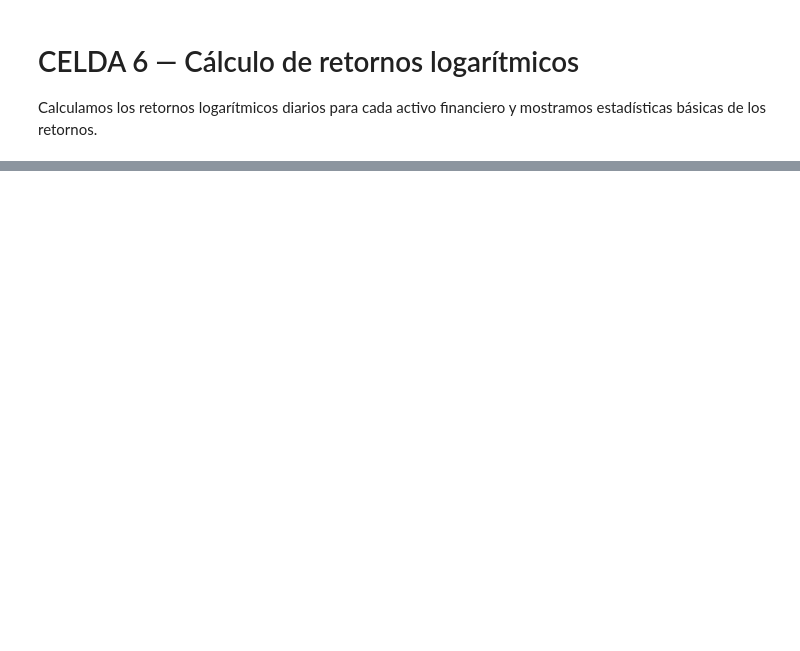
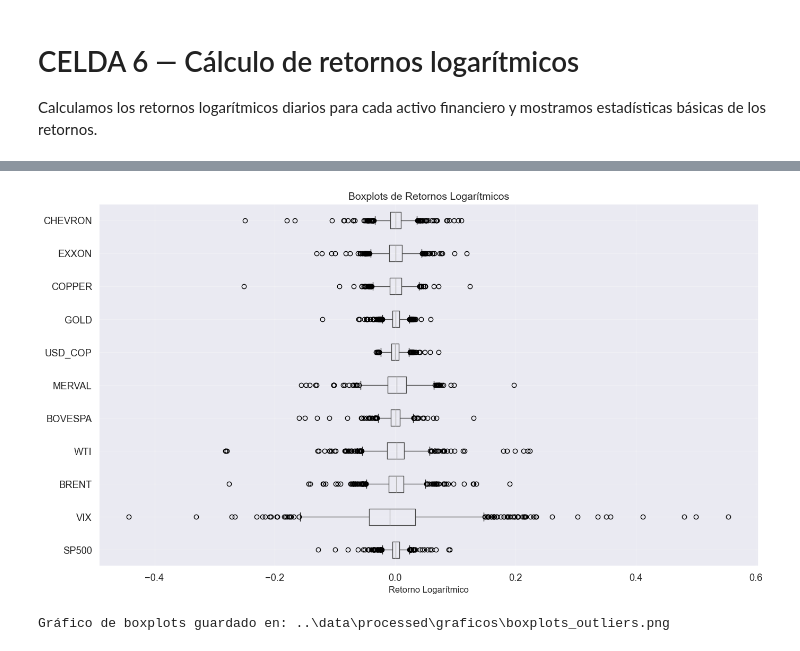
Before and after one commit to laulaguado/maduro-mercados-financieros, a Jupyter notebook: notebooks/01_preparacion_datos.ipynb, the cells around one changed output, grey strips where cells are left out. Drawn from its saved outputs; the diff is of its cells as text; code cells hidden in the pictures; blank space fills up the shorter version.

```diff
--- a/notebooks/01_preparacion_datos.ipynb
+++ b/notebooks/01_preparacion_datos.ipynb
@@ -155,16 +253,21 @@ y mostramos estadísticas básicas de los retornos.
 # CELDA 6 — Cálculo de retornos logarítmicos
 # =============================================================================
 
+import numpy as np
+
 # Calcular retornos logarítmicos
-df_retornos = dc.calcular_retornos_logaritmicos(df_precios)
+df_retornos = np.log(df_precios / df_precios.shift(1))
+
+# Eliminar primera fila NaN
+df_retornos = df_retornos.dropna()
 
 # Mostrar primeras filas
-print("Primeras filas del DataFrame de retornos:")
+print("\nPrimeras filas del DataFrame de retornos:")
 print(df_retornos.head())
 
-# Estadísticas básicas
+# Mostrar estadísticas básicas
 print("\nEstadísticas básicas de retornos:")
-print(df_retornos.describe().round(6))
+print(df_retornos.describe())
 
 # Guardar retornos
 dc.guardar_datos(df_retornos, "retornos_diarios")
@@ -363,0 +354,63 @@ con alta correlación (>0.90) que podrían ser redundantes.
+# %%
+# =============================================================================
+# CELDA 8 — Análisis de outliers
+# =============================================================================
+
+import numpy as np
+import matplotlib.pyplot as plt
+import os
+
+# Diccionario para guardar resultados
+outliers = {}
+
+# Detectar outliers con método IQR
+for col in df_retornos_imputados.columns:
+
+    Q1 = df_retornos_imputados[col].quantile(0.25)
+    Q3 = df_retornos_imputados[col].quantile(0.75)
+    IQR = Q3 - Q1
+
+    limite_inferior = Q1 - 1.5 * IQR
+    limite_superior = Q3 + 1.5 * IQR
+
+    condicion_outlier = (df_retornos_imputados[col] < limite_inferior) | (df_retornos_imputados[col] > limite_superior)
+
+    cantidad = condicion_outlier.sum()
+    porcentaje = (cantidad / len(df_retornos_imputados)) * 100
+
+    outliers[col] = {
+        'cantidad': int(cantidad),
+        'porcentaje': porcentaje
+    }
+
+# Mostrar resumen
+print("\nResumen de outliers por columna:")
+for col, info in outliers.items():
+    print(f"  {col}: {info['cantidad']} outliers ({info['porcentaje']:.2f}%)")
+
+
+# =============================================================================
+# Visualización de outliers
+# =============================================================================
+
+plt.figure(figsize=(14, 8))
+df_retornos_imputados.boxplot(vert=False)
+
+plt.title('Boxplots de Retornos Logarítmicos', fontsize=14)
+plt.xlabel('Retorno Logarítmico', fontsize=12)
+plt.grid(True, alpha=0.3)
+plt.tight_layout()
+
+# Crear carpeta si no existe
+os.makedirs(os.path.join('..', 'data', 'processed', 'graficos'), exist_ok=True)
+
+# Guardar gráfico
+ruta_guardado = os.path.join(
+    '..', 'data', 'processed', 'graficos', 'boxplots_outliers.png'
+)
+
+plt.savefig(ruta_guardado, dpi=300, bbox_inches='tight')
+plt.show()
+
+print(f"\nGráfico de boxplots guardado en: {ruta_guardado}")
+# %% [output]
@@ -363,0 +429,2 @@ con alta correlación (>0.90) que podrían ser redundantes.
+[figure, added]
+Gráfico de boxplots guardado en: ..\data\processed\graficos\boxplots_outliers.png
```
Also changed, not shown: parts of 30 cells of this notebook, 16 other files.
